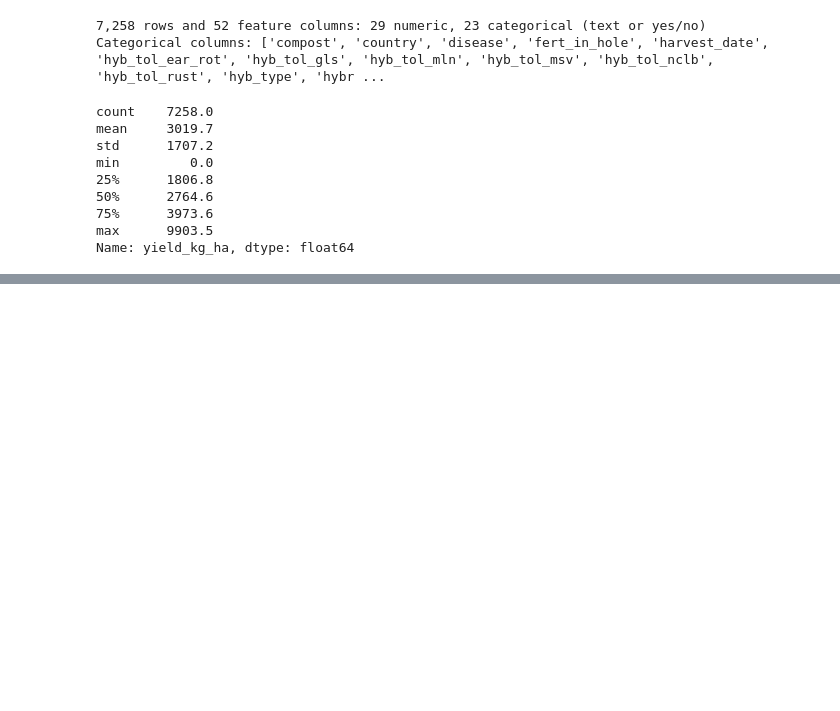
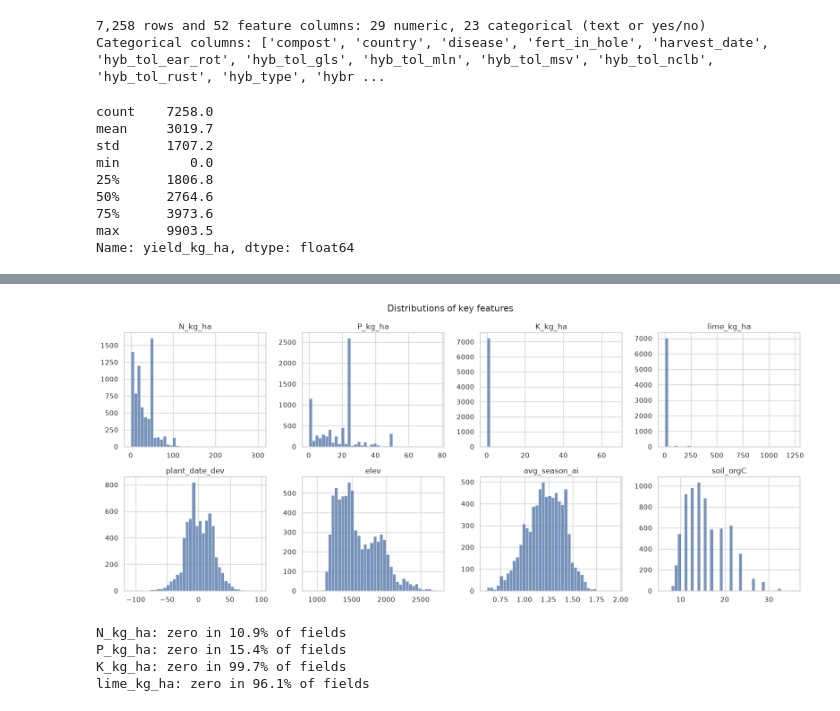
Before and after one commit to Kiguru-Alu/linear_regression_model, a Jupyter notebook: summative/linear_regression/multivariate.ipynb, the cells around one changed output, grey strips where cells are left out. Drawn from its saved outputs; the diff is of its cells as text; code cells hidden in the pictures; blank space fills up the shorter version.

```diff
--- a/summative/linear_regression/multivariate.ipynb
+++ b/summative/linear_regression/multivariate.ipynb
@@ -74,0 +116,18 @@ Name: yield_kg_ha, dtype: float64
+# %%
+to_plot = ["N_kg_ha", "P_kg_ha", "K_kg_ha", "lime_kg_ha", "plant_date_dev", "elev", "avg_season_ai", "soil_orgC"]
+fig, axes = plt.subplots(2, 4, figsize=(16, 7))
+for ax, column in zip(axes.flat, to_plot):
+    sns.histplot(kenya[column].dropna(), bins=40, color="#4a6fa5", ax=ax)
+    ax.set(title=column, xlabel="", ylabel="")
+fig.suptitle("Distributions of key features")
+plt.tight_layout()
+plt.show()
+
+for column in ["N_kg_ha", "P_kg_ha", "K_kg_ha", "lime_kg_ha"]:
+    print(f"{column}: zero in {(kenya[column] == 0).mean():.1%} of fields")
+# %% [output]
+[figure, added]
+N_kg_ha: zero in 10.9% of fields
+P_kg_ha: zero in 15.4% of fields
+K_kg_ha: zero in 99.7% of fields
+lime_kg_ha: zero in 96.1% of fields
```
Also changed, not shown: parts of 6 cells of this notebook.
